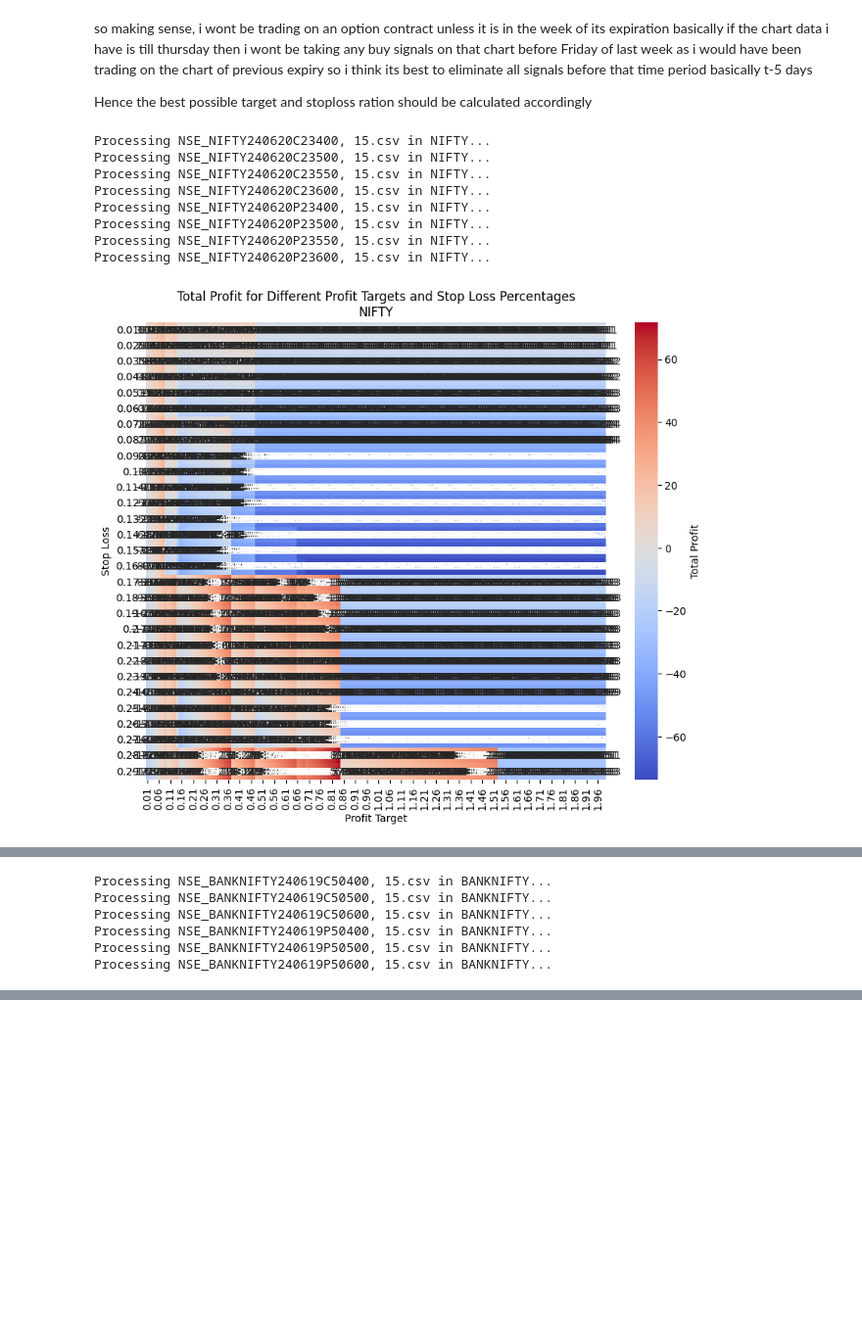
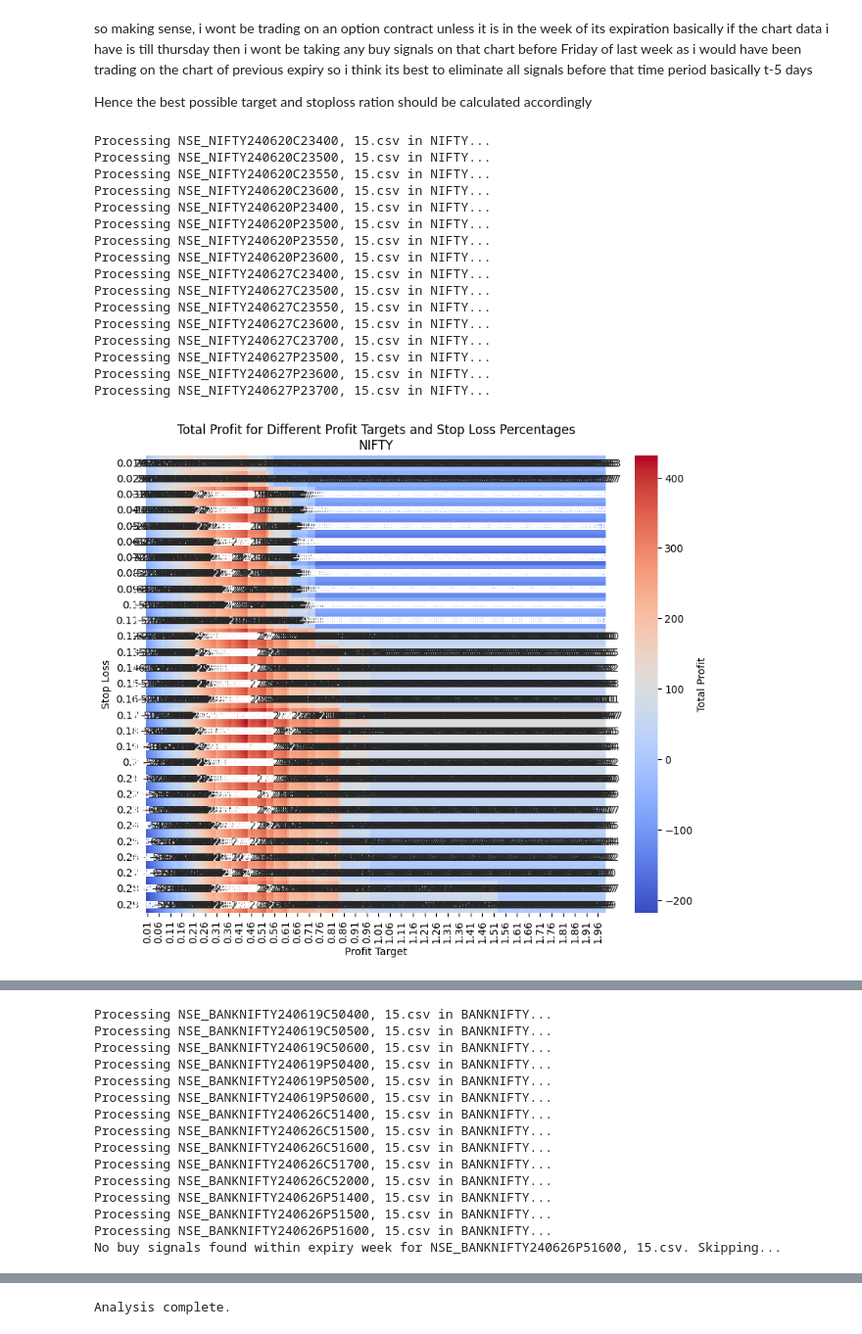
Before and after one commit to MinorLeopard/OptionChartAnalysis, a Jupyter notebook: AutomatedDayTradesExpiryWeekAnalaysis.ipynb, the cells around one changed output, grey strips where cells are left out. Shown at 98% size. Saved outputs shown, nothing was run; the diff lists cells and outputs as text; code cells hidden in the pictures; blank space fills up the shorter version.

```diff
--- a/AutomatedDayTradesExpiryWeekAnalaysis.ipynb
+++ b/AutomatedDayTradesExpiryWeekAnalaysis.ipynb
@@ -17,6 +17,7 @@ def filter_signals(data):
 # Function to simulate day trades
 def simulate_day_trades(buy_signals, minute_data, profit_target=0.02, stop_loss=0.01, min_stop_loss=0.005):
     results = []
+
     for index, buy_signal in buy_signals.iterrows():
         entry_price = buy_signal['close']
         entry_time = buy_signal['time'] + 900  # Add 15 minutes to the buy signal time to get the entry time
@@ -49,12 +50,14 @@ def simulate_day_trades(buy_signals, minute_data, profit_target=0.02, stop_loss=
                 trade_result['profit'] = stop_price - entry_price
                 break
         else:
+
             # If no target or stop loss hit, exit at the last price of the day
             if not subsequent_data.empty:
                 last_row = subsequent_data.iloc[-1]
                 trade_result['exit_time'] = last_row['time']
                 trade_result['exit_price'] = last_row['close']
                 trade_result['profit'] = last_row['close'] - entry_price
+
 
         results.append(trade_result)
 
@@ -79,7 +82,9 @@ profit_percentages = [i/100 for i in range(1, 200)]
 stop_loss_percentages = [i/100 for i in range(1, 30)]
 
 # Directories containing the data
-directories = ['June 2024/NIFTY', 'June 2024/BANKNIFTY']
+directories = ['June 2024/NIFTY', 'June 2024/BANKNIFTY', 'June 2024/FINNIFTY', 'June 2024/SENSEX']  # Change the directories as needed
+# Create the output directory if it doesn't exist
+
 
 # Function to check if the date is within the week of expiration
 def is_within_expiry_week(expiry_date, timestamp, folder_name, days_before_expiry=5):
@@ -88,6 +93,10 @@ def is_within_expiry_week(expiry_date, timestamp, folder_name, days_before_expir
         date_part = expiry_date[9:15]
     if folder_name == 'BANKNIFTY':
         date_part = expiry_date[13:19]
+    if folder_name == 'FINNIFTY':
+        date_part = expiry_date[12:18]
+    if folder_name == 'SENSEX':
+        date_part = expiry_date[7:13]
 
     expiry_datetime = pd.to_datetime(date_part, format='%y%m%d')
     signal_datetime = pd.to_datetime(timestamp, unit='s')
@@ -122,6 +131,11 @@ for directory in directories:
 
                     # Filter signals to only include those within the expiry week
                     buy_signals = buy_signals[buy_signals['time'].apply(lambda x: is_within_expiry_week(expiry_date, x, folder_name))]
+
+                    # Skip if no buy signals
+                    if buy_signals.empty:
+                        print(f"No buy signals found within expiry week for {filename}. Skipping...")
+                        continue
 
                     # Perform the analysis
                     analysis_results, trade_results = analyze_profit_and_stop_loss(buy_signals, minute_data_1, profit_percentages, stop_loss_percentages)
@@ -168,31 +182,39 @@ for directory in directories:
     plt.title(f"Total Profit for Different Profit Targets and Stop Loss Percentages\n{folder_name}")
     plt.xlabel("Profit Target")
     plt.ylabel("Stop Loss")
     plt.show()
     plt.savefig(f'Outputs/DayTrade/ExpiryWeek/{folder_name}_heatmap.png')
     plt.close()
 
     # Plot the bar chart for top 40 combinations
     plt.figure(figsize=(12, 8))
     plt.barh(top_40_combinations['Profit Target'].astype(str) + " / " + top_40_combinations['Stop Loss'].astype(str),
              top_40_combinations['Total Profit'], color='skyblue')
     plt.xlabel('Total Profit')
     plt.ylabel('Profit Target / Stop Loss')
     plt.title(f'Top 40 Profit Target and Stop Loss Combinations\n{folder_name}')
     plt.gca().invert_yaxis()  # To display the highest
     plt.tight_layout()
     plt.show()
     plt.savefig(f'Outputs/DayTrade/ExpiryWeek/{folder_name}_top_40_combinations.png')
     plt.close()
 
 print("Analysis complete.")
 # %% [output]
 Processing NSE_NIFTY240620C23400, 15.csv in NIFTY...
 Processing NSE_NIFTY240620C23500, 15.csv in NIFTY...
 Processing NSE_NIFTY240620C23550, 15.csv in NIFTY...
 Processing NSE_NIFTY240620C23600, 15.csv in NIFTY...
 Processing NSE_NIFTY240620P23400, 15.csv in NIFTY...
 Processing NSE_NIFTY240620P23500, 15.csv in NIFTY...
 Processing NSE_NIFTY240620P23550, 15.csv in NIFTY...
 Processing NSE_NIFTY240620P23600, 15.csv in NIFTY...
+Processing NSE_NIFTY240627C23400, 15.csv in NIFTY...
+Processing NSE_NIFTY240627C23500, 15.csv in NIFTY...
+Processing NSE_NIFTY240627C23550, 15.csv in NIFTY...
+Processing NSE_NIFTY240627C23600, 15.csv in NIFTY...
+Processing NSE_NIFTY240627C23700, 15.csv in NIFTY...
+Processing NSE_NIFTY240627P23500, 15.csv in NIFTY...
+Processing NSE_NIFTY240627P23600, 15.csv in NIFTY...
+Processing NSE_NIFTY240627P23700, 15.csv in NIFTY...
-[figure, old version]
+[figure, new version]
@@ -203,3 +225,12 @@ Processing NSE_BANKNIFTY240619C50600, 15.csv in BANKNIFTY...
 Processing NSE_BANKNIFTY240619P50400, 15.csv in BANKNIFTY...
 Processing NSE_BANKNIFTY240619P50500, 15.csv in BANKNIFTY...
 Processing NSE_BANKNIFTY240619P50600, 15.csv in BANKNIFTY...
+Processing NSE_BANKNIFTY240626C51400, 15.csv in BANKNIFTY...
+Processing NSE_BANKNIFTY240626C51500, 15.csv in BANKNIFTY...
+Processing NSE_BANKNIFTY240626C51600, 15.csv in BANKNIFTY...
+Processing NSE_BANKNIFTY240626C51700, 15.csv in BANKNIFTY...
+Processing NSE_BANKNIFTY240626C52000, 15.csv in BANKNIFTY...
+Processing NSE_BANKNIFTY240626P51400, 15.csv in BANKNIFTY...
+Processing NSE_BANKNIFTY240626P51500, 15.csv in BANKNIFTY...
+Processing NSE_BANKNIFTY240626P51600, 15.csv in BANKNIFTY...
+No buy signals found within expiry week for NSE_BANKNIFTY240626P51600, 15.csv. Skipping...
@@ -208,0 +265 @@ Analysis complete.
+Analysis complete.
```
Also changed, not shown: parts of 2 cells of this notebook.
